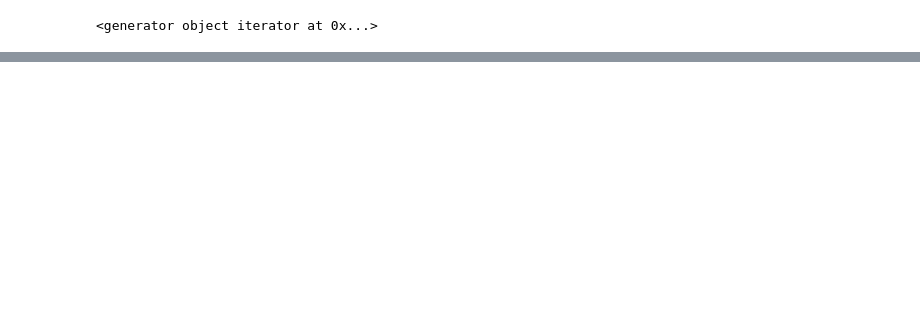
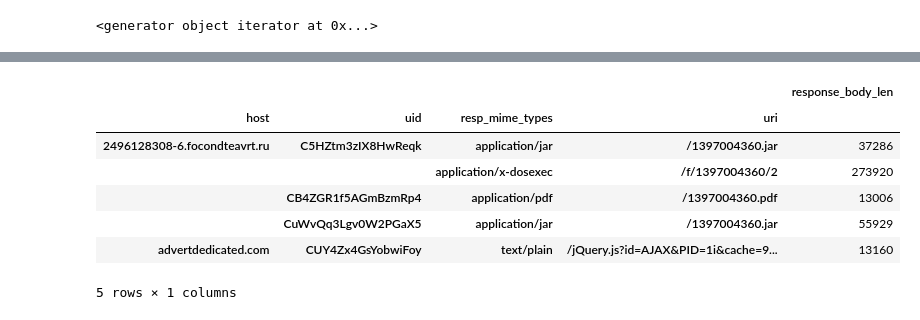
Before and after one commit to ollie314/workbench, a Jupyter notebook: notebooks/PCAP_DriveBy.ipynb, the cells around one changed output, grey strips where cells are left out. Cells and saved outputs as stored; diff of their text form; code cells hidden in the pictures; blank space fills up the shorter version.

```diff
--- a/notebooks/PCAP_DriveBy.ipynb
+++ b/notebooks/PCAP_DriveBy.ipynb
@@ -694,0 +209,13 @@ for record in query.stream():
+# %%
+# Now we group by host and show the different response mime types for each host
+group_host = http_df.groupby(['host','uid','resp_mime_types','uri'])[['response_body_len']].sum()
+group_host.head()
+# %% [output]
+|  |  |  |  | response_body_len |
+| host | uid | resp_mime_types | uri |  |
+| 2496128308-6.focondteavrt.ru | C5HZtm3zIX8HwReqk | application/jar | /1397004360.jar | 37286 |
+|  |  | application/x-dosexec | /f/1397004360/2 | 273920 |
+|  | CB4ZGR1f5AGmBzmRp4 | application/pdf | /1397004360.pdf | 13006 |
+|  | CuWvQq3Lgv0W2PGaX5 | application/jar | /1397004360.jar | 55929 |
+| advertdedicated.com | CUY4Zx4GsYobwiFoy | text/plain | /jQuery.js?id=AJAX&PID=1i&cache=9... | 13160 |
+5 rows × 1 columns
```
Also changed, not shown: parts of 70 cells of this notebook.
